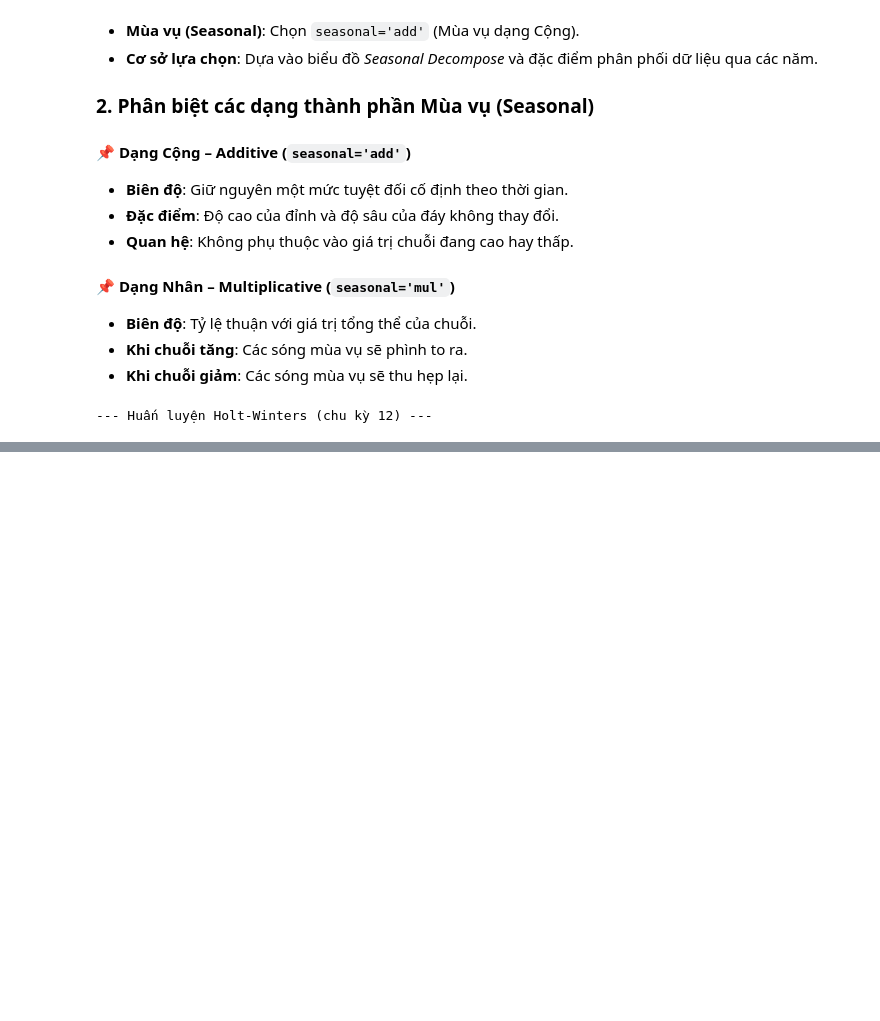
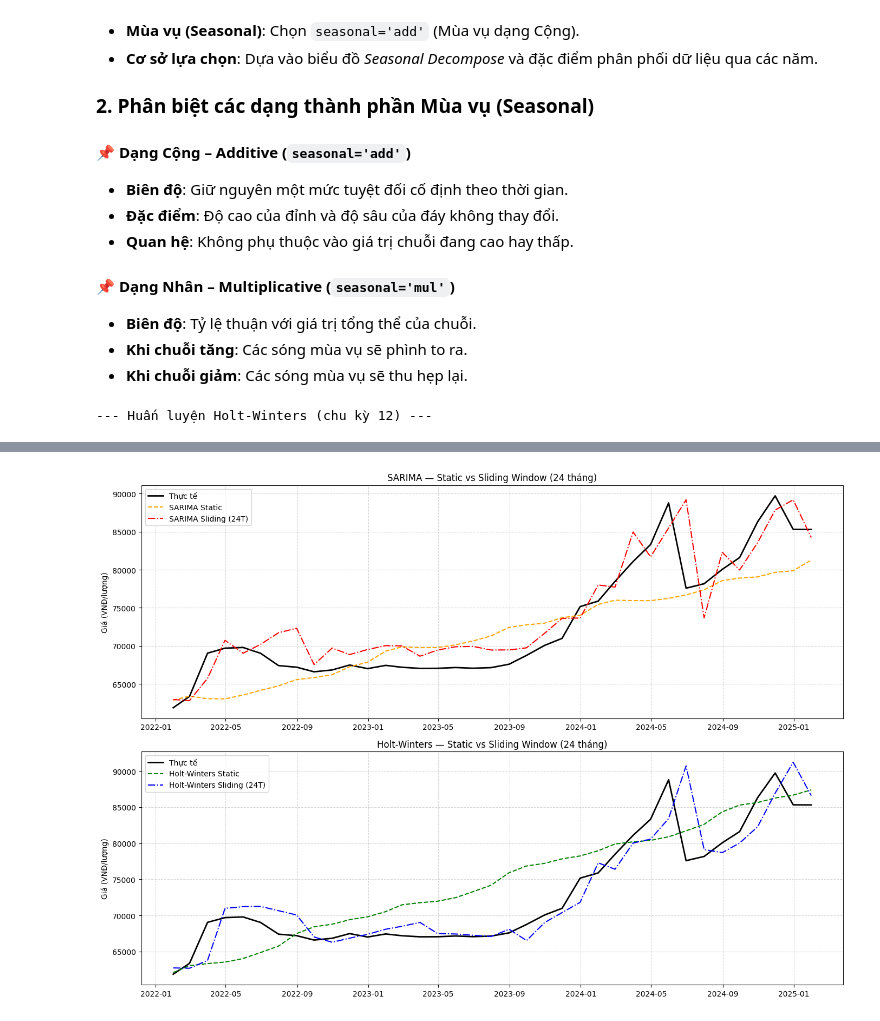
Before and after one commit to lamphat344961-alt/DA_mon_mhtk, a Jupyter notebook: project_3/do_1.ipynb, the cells around one changed output, grey strips where cells are left out. Drawn from its saved outputs; the diff is of its cells as text; code cells hidden in the pictures; blank space fills up the shorter version.

```diff
--- a/project_3/do_1.ipynb
+++ b/project_3/do_1.ipynb
@@ -618,8 +618,8 @@ Warnings:
 # %%
 print(sarima_model.summary())
-sarima_forecast = sarima_model.predict(n_periods=len(test))
-sarima_seasonal_order = (1,1,1,12)
-sarima_order = (1,1,2)
+sarima_order          = sarima_model.order
+sarima_seasonal_order = sarima_model.seasonal_order
+sarima_forecast       = sarima_model.predict(n_periods=len(test_m))
 # %% [output]
                                       SARIMAX Results
 ============================================================================================
@@ -657,16 +657,13 @@ Warnings:
 * **Khi chuỗi giảm**: Các sóng mùa vụ sẽ thu hẹp lại.
 # %%
 print("\n--- Huấn luyện Holt-Winters (chu kỳ 12) ---")
-# Giá vàng biến động biên độ lớn theo thời gian, nên dùng trend/seasonal dạng 'add' (cộng)
-# Nếu sau này dự báo bị lệch nhiều, bạn có thể thử đổi thành 'mul' (nhân)
 hw_model = ExponentialSmoothing(
-    train,
+    train_m,
     trend='add',
     seasonal='add',
-    seasonal_periods=12
+    seasonal_periods=6
 ).fit()
-
-hw_forecast = hw_model.forecast(steps=len(test))
+hw_forecast = hw_model.forecast(steps=len(test_m))
 # %% [output]
 --- Huấn luyện Holt-Winters (chu kỳ 12) ---
 # %%
@@ -809,0 +697,84 @@ KeyboardInterrupt:
+# %%
+from statsmodels.tsa.statespace.sarimax import SARIMAX
+from statsmodels.tsa.holtwinters import ExponentialSmoothing
+import numpy as np
+
+# ── Dữ liệu monthly & tham số cửa sổ ──────────────────────────────────────
+monthly_vals  = df_monthly['Sell'].values   # 181 tháng
+train_size_m  = 144                         # cùng điểm split với static (Jan 2022)
+window_size_m = 48                   # 24 tháng = 2 năm
+
+# ── Khởi tạo SARIMAX trên cửa sổ đầu tiên [120:144] ─────────────────
+fitted_sarima_sw = SARIMAX(
+    monthly_vals[train_size_m - window_size_m : train_size_m],
+    order=sarima_order,
+    seasonal_order=sarima_seasonal_order,
+    enforce_stationarity=False,
+    enforce_invertibility=False
+).fit(disp=False)
+
+# ── Vòng lặp Sliding Window ───────────────────────────────────────
+print('Sliding Window (24 tháng) đang chạy cho SARIMA và Holt-Winters...')
+sliding_preds_sarima_sw = []
+sliding_preds_hw_sw     = []
+
+for i in range(train_size_m, len(monthly_vals)):
+    window = monthly_vals[i - window_size_m : i]
+
+    fitted_sarima_sw = fitted_sarima_sw.apply(window, refit=False)
+    sliding_preds_sarima_sw.append(fitted_sarima_sw.forecast(steps=1)[0])
+
+    hw_sw = ExponentialSmoothing(
+        window,
+        trend='add',
+        seasonal='add',
+        seasonal_periods=12,
+        initialization_method='estimated'
+    ).fit()
+    sliding_preds_hw_sw.append(float(hw_sw.forecast(steps=1)[0]))
+
+    if (i - train_size_m) % 10 == 0:
+        print(f'   Bước {i - train_size_m}/{len(monthly_vals) - train_size_m}')
+
+print('   Xong ✅\n')
+
+# ── Metrics ─────────────────────────────────────────────────────
+actual_m = monthly_vals[train_size_m:]
+
+mae_sarima_sw, rmse_sarima_sw, mape_sarima_sw = get_metrics(actual_m, sliding_preds_sarima_sw)
+mae_hw_sw,     rmse_hw_sw,     mape_hw_sw     = get_metrics(actual_m, sliding_preds_hw_sw)
+
+mae_sarima_st, rmse_sarima_st, mape_sarima_st = get_metrics(test_m.values, np.array(sarima_forecast))
+mae_hw_st,     rmse_hw_st,     mape_hw_st     = get_metrics(test_m.values, hw_forecast.values)
+
+# ── Bảng so sánh ────────────────────────────────────────────────────
+print('='*68)
+print(f'{"Mô hình":<32} {"MAE":>10} {"RMSE":>10} {"MAPE":>8}')
+print('='*68)
+print(f'{"SARIMA Static":<32} {mae_sarima_st:>10,.0f} {rmse_sarima_st:>10,.0f} {mape_sarima_st:>7.2f}%')
+print(f'{"SARIMA Sliding (24T)":<32} {mae_sarima_sw:>10,.0f} {rmse_sarima_sw:>10,.0f} {mape_sarima_sw:>7.2f}%')
+print('-'*68)
+print(f'{"Holt-Winters Static":<32} {mae_hw_st:>10,.0f} {rmse_hw_st:>10,.0f} {mape_hw_st:>7.2f}%')
+print(f'{"Holt-Winters Sliding (24T)":<32} {mae_hw_sw:>10,.0f} {rmse_hw_sw:>10,.0f} {mape_hw_sw:>7.2f}%')
+print('='*68)
+
+# ── Biểu đồ ────────────────────────────────────────────────────────
+fig, axes = plt.subplots(2, 1, figsize=(14, 10))
+
+axes[0].plot(test_m.index, test_m.values,            label='Thực tế',              color='black',  linewidth=2)
+axes[0].plot(test_m.index, sarima_forecast,           label='SARIMA Static',        color='orange', linestyle='--')
+axes[0].plot(test_m.index, sliding_preds_sarima_sw,   label='SARIMA Sliding (24T)', color='red',    linestyle='-.')
+axes[0].set_title('SARIMA — Static vs Sliding Window (24 tháng)')
+axes[0].set_ylabel('Giá (VNĐ/lượng)')
+axes[0].legend(); axes[0].grid(True, linestyle='--', alpha=0.5)
+
+axes[1].plot(test_m.index, test_m.values,            label='Thực tế',                   color='black', linewidth=2)
+axes[1].plot(test_m.index, hw_forecast.values,       label='Holt-Winters Static',        color='green', linestyle='--')
+axes[1].plot(test_m.index, sliding_preds_hw_sw,      label='Holt-Winters Sliding (24T)', color='blue',  linestyle='-.')
+axes[1].set_title('Holt-Winters — Static vs Sliding Window (24 tháng)')
+axes[1].set_ylabel('Giá (VNĐ/lượng)')
+axes[1].legend(); axes[1].grid(True, linestyle='--', alpha=0.5)
+
+plt.tight_layout()
+plt.show()
+# %% [output]
@@ -809,0 +797 @@ KeyboardInterrupt:
+[figure, added]
```
Also changed, not shown: parts of 15 cells of this notebook.
